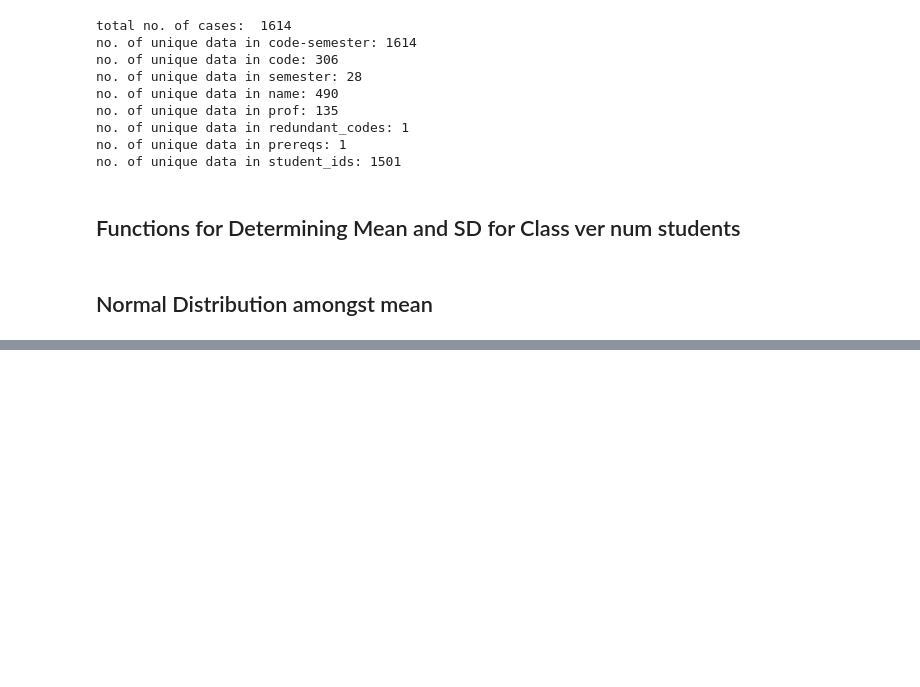
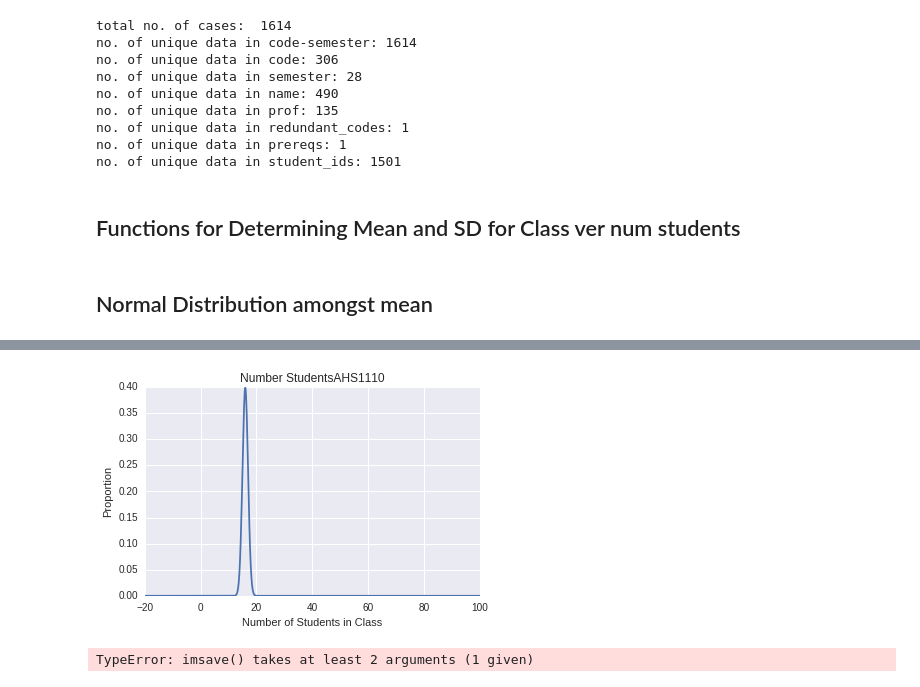
Before and after one commit to idgetto/DataScienceFinalProject, a Jupyter notebook: statanalysis/Mean SD Class vs Student Number.ipynb, the cells around one changed output, grey strips where cells are left out. Saved outputs shown, nothing was run; the diff lists cells and outputs as text; code cells hidden in the pictures; blank space fills up the shorter version.

```diff
--- a/statanalysis/Mean SD Class vs Student Number.ipynb
+++ b/statanalysis/Mean SD Class vs Student Number.ipynb
@@ -165,0 +224,21 @@ code_sd
+# %%
+for key in code_sd:
+    if code_sd[key] == 0.0:
+        code_sd[key] = 0.01
+# %%
+for key in code_mean:
+    fig = plt.figure()
+    ax = fig.add_subplot(111)
+    fig.subplots_adjust(top=0.85)
+    ax.set_title('Number Students' + key)
+    ax.set_xlabel('Number of Students in Class')
+    ax.set_ylabel('Proportion')
+    #x = np.linspace(code_mean[key]-8*code_sd[key],code_mean[key]+8*code_sd[key],50)
+    x = np.linspace(-20,100,1000)
+    ax.plot(x,mlab.normpdf(x,code_mean[key],code_sd[key]),label = key)
+    plt.show()
+    plt.savefig('../data/numstu/numstu_'+key)
+    plt.clf()
+# %% [output]
+[figure, added]
+TypeError: imsave() takes at least 2 arguments (1 given)
```
Also changed, not shown: parts of 4 cells of this notebook.
